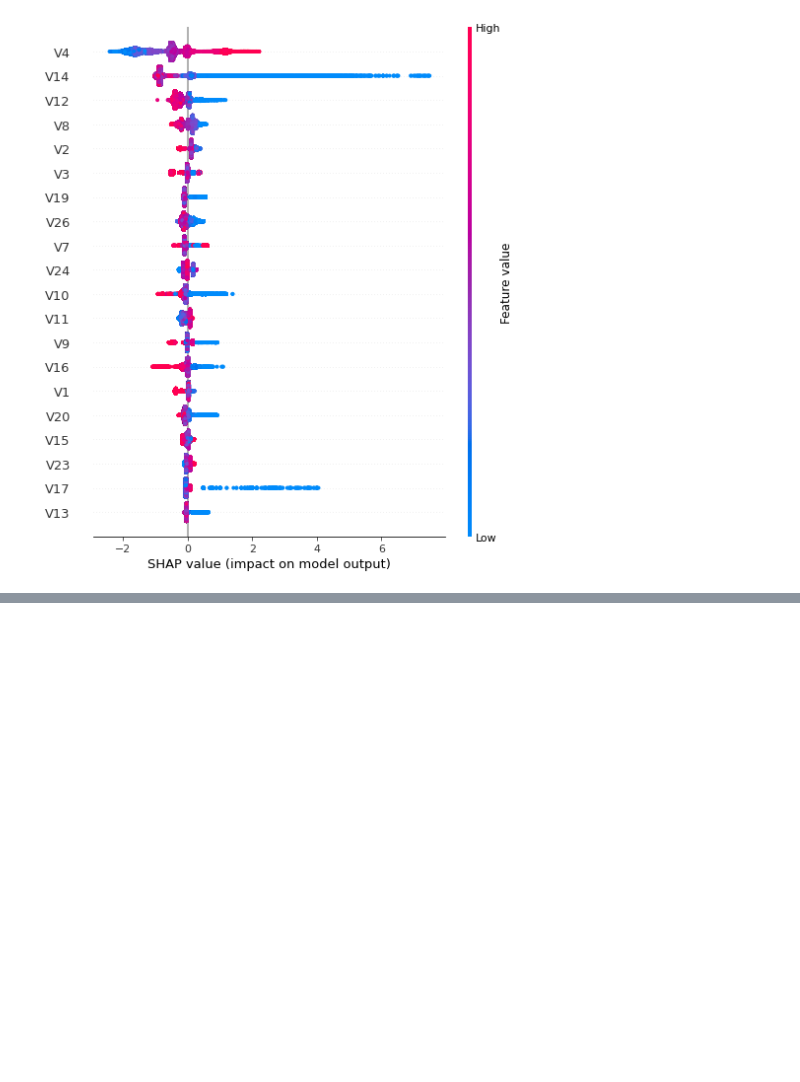
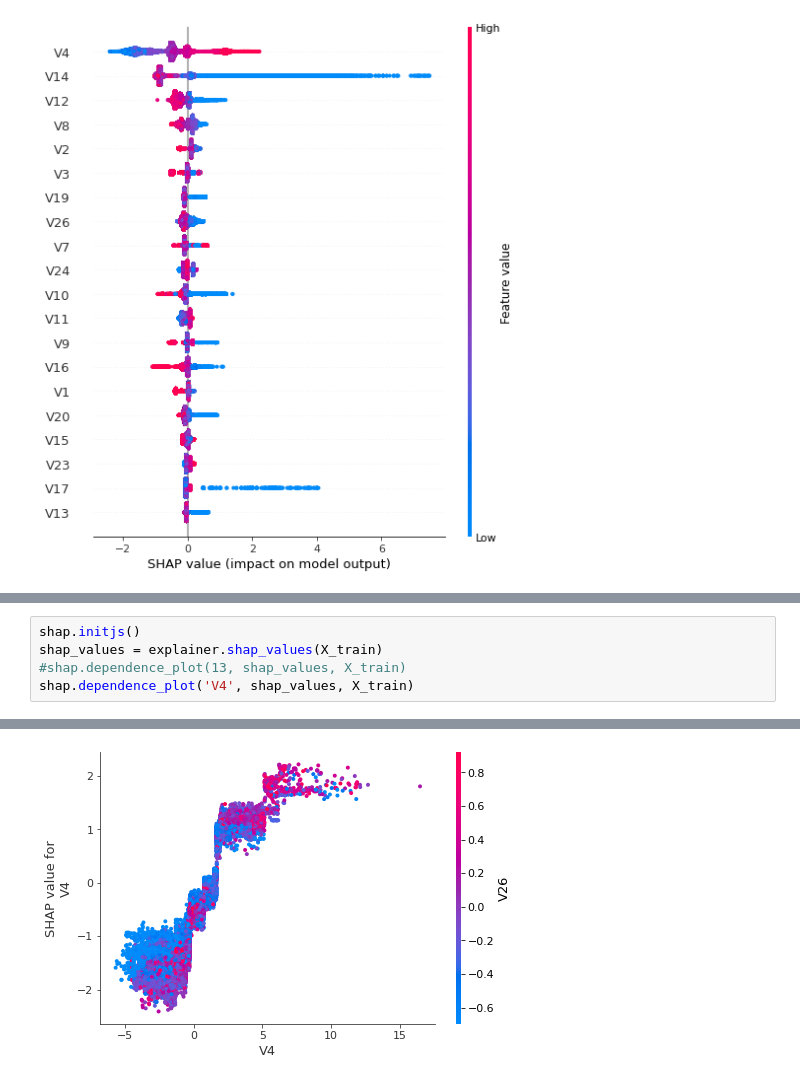
Before and after one commit to mohitkhannanu/udemy-tf-course, a Jupyter notebook: Model_Interpretation/XGBoost_SHAPELY.ipynb, the cells around one changed output, grey strips where cells are left out. Cells and saved outputs as stored; diff of their text form; blank space fills up the shorter version.

```diff
--- a/Model_Interpretation/XGBoost_SHAPELY.ipynb
+++ b/Model_Interpretation/XGBoost_SHAPELY.ipynb
@@ -250,0 +261,6 @@ shap.summary_plot(shap_values, X_train)
+# %%
+shap.initjs()
+shap_values = explainer.shap_values(X_train)
+#shap.dependence_plot(13, shap_values, X_train)
+shap.dependence_plot('V4', shap_values, X_train)
+# %% [output]
@@ -250,0 +268 @@ shap.summary_plot(shap_values, X_train)
+[figure, added]
```
Also changed, not shown: parts of 13 cells of this notebook.
